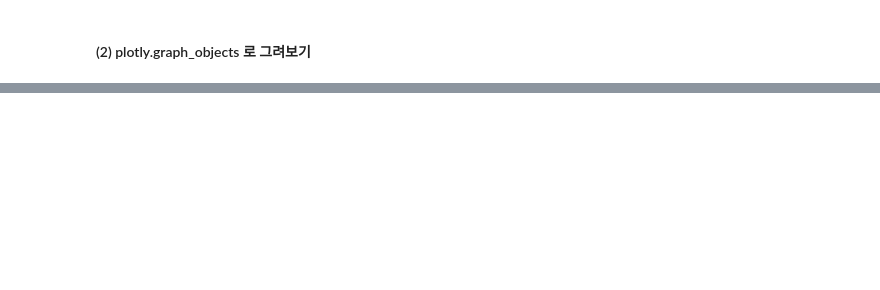
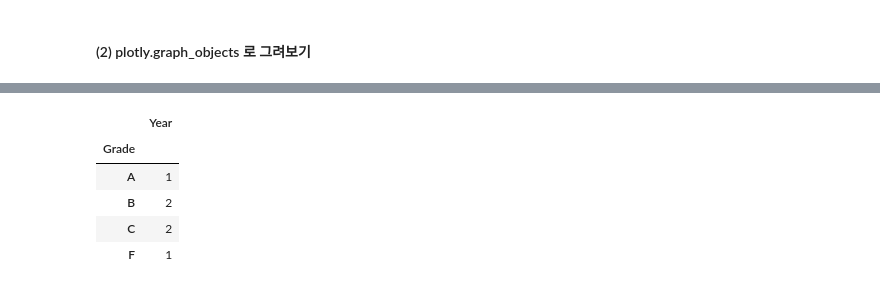
Before and after one commit to jhryu1208/Python_DataAnalysis_Pandas, a Jupyter notebook: Pandas/Deep_Data_and_Visual.ipynb, the cells around one changed output, grey strips where cells are left out. Saved outputs shown, nothing was run; the diff lists cells and outputs as text; code cells hidden in the pictures; blank space fills up the shorter version.

```diff
--- a/Pandas/Deep_Data_and_Visual.ipynb
+++ b/Pandas/Deep_Data_and_Visual.ipynb
@@ -304,0 +329,10 @@ fig.show()
+# %%
+df1 = df.groupby('Grade').count()
+df1
+# %% [output]
+|  | Year |
+| Grade |  |
+| A | 1 |
+| B | 2 |
+| C | 2 |
+| F | 1 |
```
Also changed, not shown: parts of 38 cells of this notebook.
